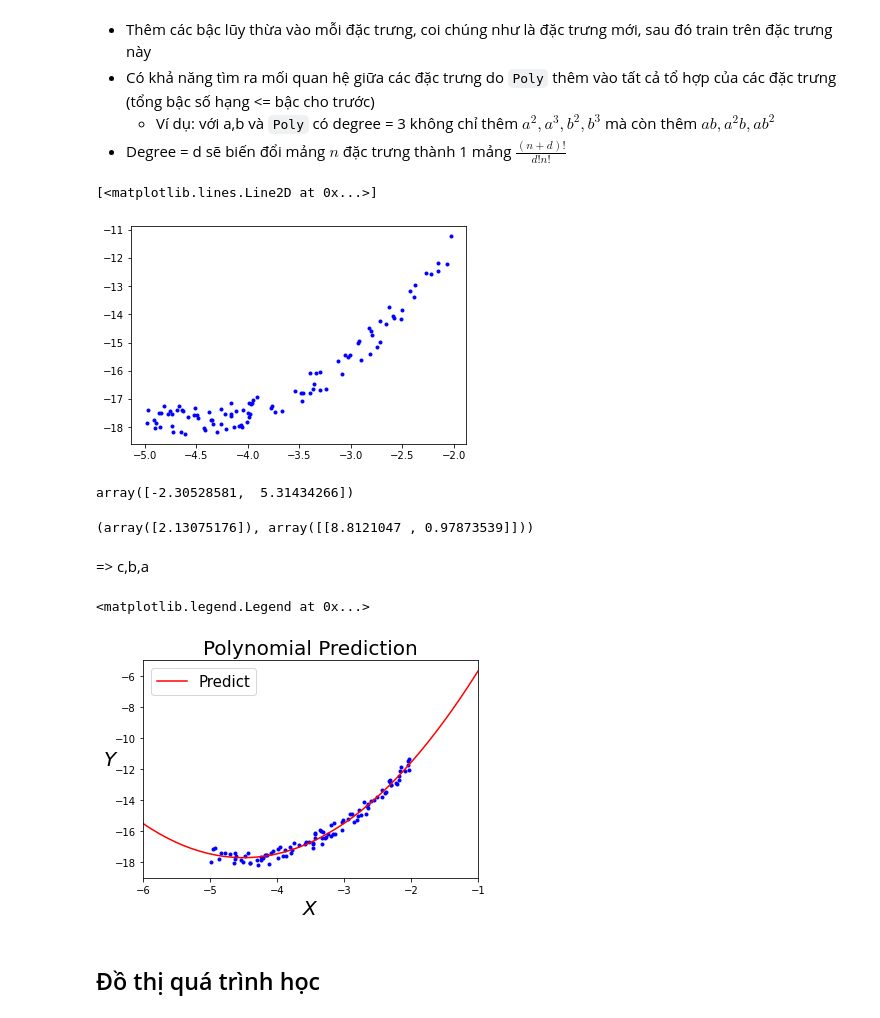
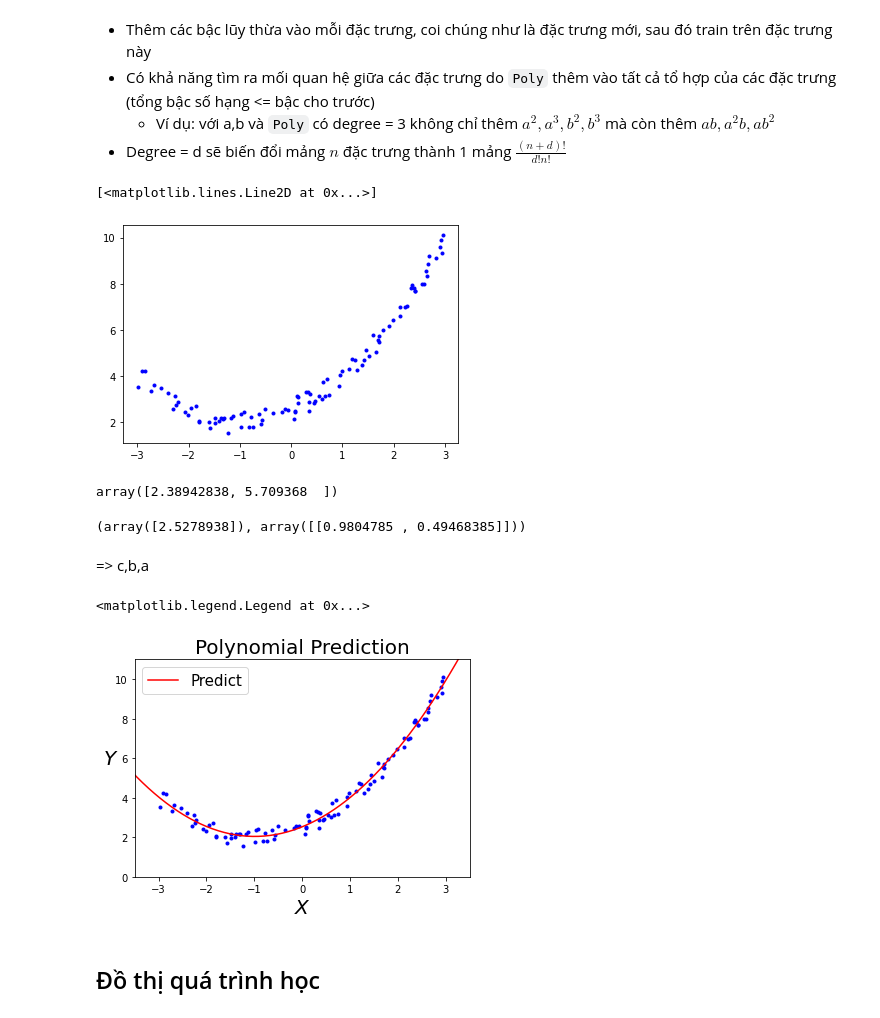
Before and after one commit to hoangquy18/Machine-Learning, a Jupyter notebook: Machine Learning/Training model/Regression.ipynb, the cells around one changed output. Drawn from its saved outputs; the diff is of its cells as text; code cells hidden in the pictures.

```diff
--- a/Machine Learning/Training model/Regression.ipynb
+++ b/Machine Learning/Training model/Regression.ipynb
@@ -241,40 +244,40 @@ plt.legend(loc = 'upper left',fontsize = 15)
     * Ví dụ: với a,b và `Poly` có degree = 3 không chỉ thêm $a^2,a^3,b^2,b^3$ mà còn thêm $ab,a^{2}b,ab^2$
 * Degree = d sẽ biến đổi mảng $\textit{n}$ đặc trưng thành 1 mảng $\frac{(n+d)!}{d!n!} $
 # %%
-x = 3*np.random.rand(100,1) - 5
-y = (x**2) + 9*x + np.random.rand(100,1) + 2
+x = 6*np.random.rand(100,1) - 3
+y = (1/2)*(x**2) + (1)*x +  np.random.rand(100,1) + 2
 plt.plot(x,y,'b.')
 # %% [output]
 [<matplotlib.lines.Line2D at 0x...>]
-[figure, old version]
+[figure, new version]
 # %%
 from sklearn.preprocessing import PolynomialFeatures
 polyfea = PolynomialFeatures(degree = 2,include_bias=False)
 x_new = polyfea.fit_transform(x)
 x_new[0]
 # %% [output]
-array([-2.30528581,  5.31434266])
+array([2.38942838, 5.709368  ])
 # %%
 lin_reg.fit(x_new,y)
 lin_reg.intercept_,lin_reg.coef_
 # %% [output]
-(array([2.13075176]), array([[8.8121047 , 0.97873539]]))
+(array([2.5278938]), array([[0.9804785 , 0.49468385]]))
 # %% [markdown]
 => c,b,a
 # %%
 x_new_plot = np.linspace(-6,6,100).reshape(100,1)
 x_new_pred = polyfea.transform(x_new_plot)
 # %%
-plt.axis([-6,-1,-19,-5])
+plt.axis([-3.5,3.5,0,11])
 plt.title("Polynomial Prediction",fontsize = 20)
 plt.xlabel("$X$",fontsize = 20)
 plt.ylabel("$Y$",fontsize = 20,rotation = 0)
 plt.plot(x,y,'b.')
 plt.plot(x_new_plot,lin_reg.predict(x_new_pred),'r-',label = "Predict")
 plt.legend(loc = "upper left",fontsize = 15)
 # %% [output]
 <matplotlib.legend.Legend at 0x...>
-[figure, old version]
+[figure, new version]
 # %% [markdown]
 ## Đồ thị quá trình học
 # %%
```
Also changed, not shown: parts of 33 cells of this notebook.
